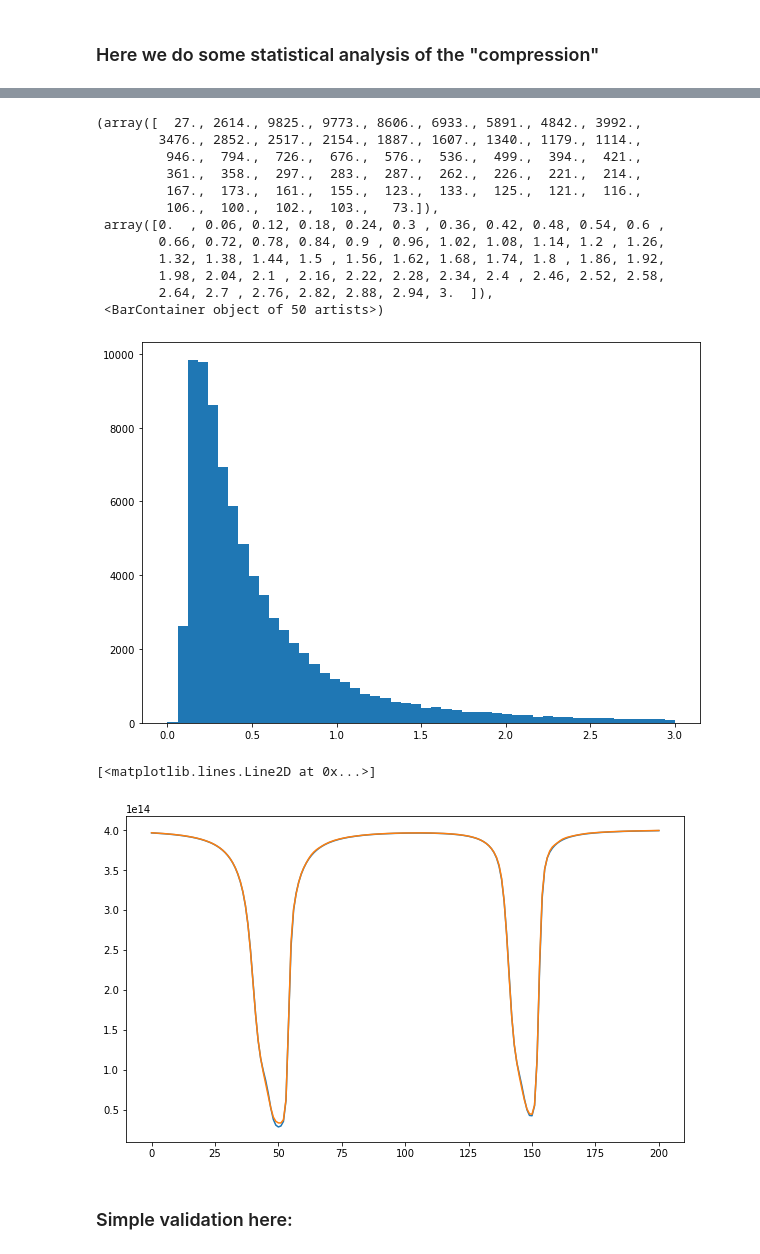
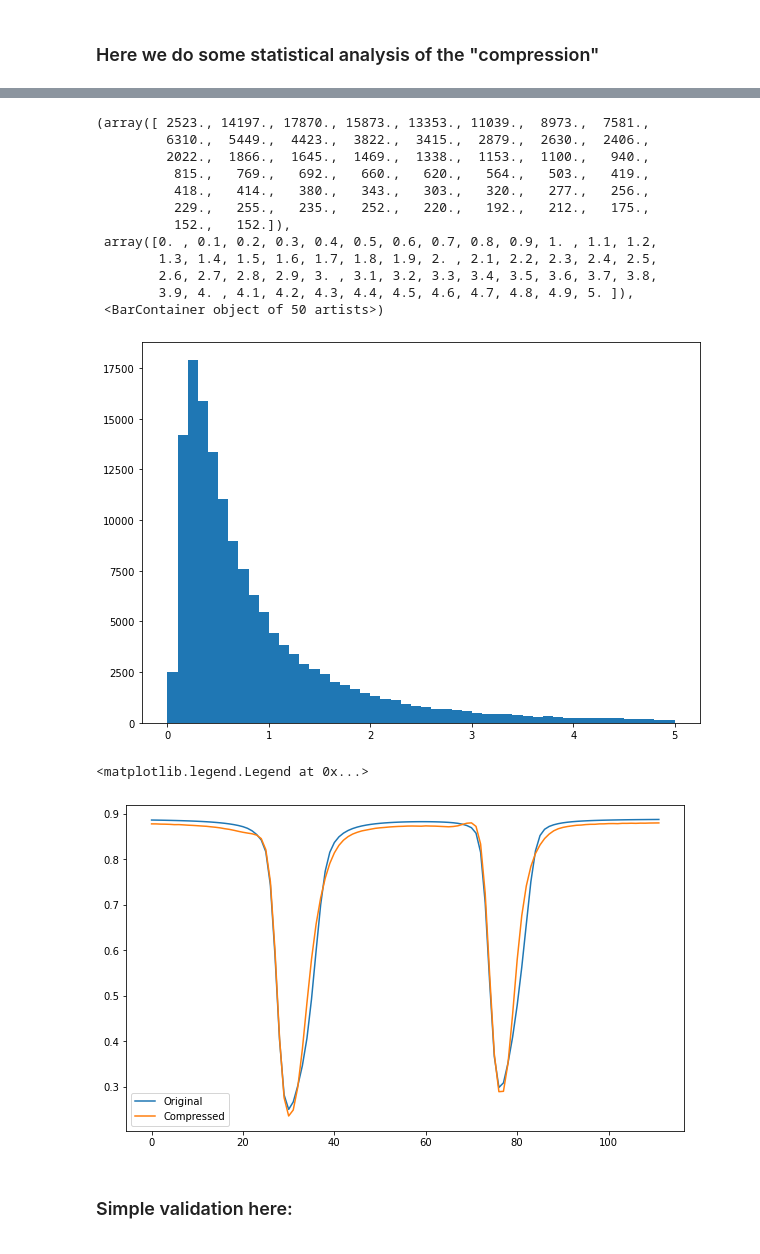
Before and after one commit to ivanzmilic/spectrum_ae, a Jupyter notebook: simple_ae_gpu.ipynb, the cells around one changed output, grey strips where cells are left out. Saved outputs shown, nothing was run; the diff lists cells and outputs as text; code cells hidden in the pictures.

```diff
--- a/simple_ae_gpu.ipynb
+++ b/simple_ae_gpu.ipynb
@@ -130,3 +242,4 @@ dmin = np.amin(data)
 # %%
-data_norm[:,:] = (data[:,:] - np.amin(data[:,:])) / (np.amax(data[:,:])-np.amin(data[:,:]))
+data_norm_in[:,:] = (data_norm_in[:,:] - dmin) / (dmax - dmin)
+data_norm_out[:,:] = (data_norm_out[:,:] - dmin) / (dmax - dmin)
 # %%
@@ -139,3 +250,5 @@ del(data)
 # %%
-data_torch = torch.from_numpy(data_norm.astype('float32'))
+#data_torch = torch.from_numpy(data_norm.astype('float32'))
+data_norm_in = torch.from_numpy(data_norm_in.astype('float32'))
+data_norm_out = torch.from_numpy(data_norm_out.astype('float32'))
 # %%
@@ -176,4 +288,4 @@ def compilefit(model, data, nepochs, criterion, cudaoption, lri, output_interval
 # %%
 # Create model again as the above was just testing:
-ae_model = make_model(cudaoption, 201, 10)
+ae_model = make_model(cudaoption, 112, 8)
 # %% [output]
@@ -247,7 +340,7 @@ for i in range(0,10):
 # %% [markdown]
 ### Here we do some statistical analysis of the "compression"
 # %%
-test_output = model_predict(ae_model,data_torch,cudaoption)
+test_output = model_predict(ae_model,data_norm_in,cudaoption)
 # %%
 data_reconstructed = test_output.detach().numpy()
 # %%
@@ -271,30 +364,31 @@ print (np.median(chisq))
 # %%
 plt.figure(figsize=[10,7])
-plt.hist(chisq,bins=50,range=[0,3])
+plt.hist(chisq,bins=50,range=[0,5])
 # %% [output]
-(array([  27., 2614., 9825., 9773., 8606., 6933., 5891., 4842., 3992.,
-        3476., 2852., 2517., 2154., 1887., 1607., 1340., 1179., 1114.,
-         946.,  794.,  726.,  676.,  576.,  536.,  499.,  394.,  421.,
-         361.,  358.,  297.,  283.,  287.,  262.,  226.,  221.,  214.,
-         167.,  173.,  161.,  155.,  123.,  133.,  125.,  121.,  116.,
-         106.,  100.,  102.,  103.,   73.]),
- array([0.  , 0.06, 0.12, 0.18, 0.24, 0.3 , 0.36, 0.42, 0.48, 0.54, 0.6 ,
-        0.66, 0.72, 0.78, 0.84, 0.9 , 0.96, 1.02, 1.08, 1.14, 1.2 , 1.26,
-        1.32, 1.38, 1.44, 1.5 , 1.56, 1.62, 1.68, 1.74, 1.8 , 1.86, 1.92,
-        1.98, 2.04, 2.1 , 2.16, 2.22, 2.28, 2.34, 2.4 , 2.46, 2.52, 2.58,
-        2.64, 2.7 , 2.76, 2.82, 2.88, 2.94, 3.  ]),
+(array([ 2523., 14197., 17870., 15873., 13353., 11039.,  8973.,  7581.,
+         6310.,  5449.,  4423.,  3822.,  3415.,  2879.,  2630.,  2406.,
+         2022.,  1866.,  1645.,  1469.,  1338.,  1153.,  1100.,   940.,
+          815.,   769.,   692.,   660.,   620.,   564.,   503.,   419.,
+          418.,   414.,   380.,   343.,   303.,   320.,   277.,   256.,
+          229.,   255.,   235.,   252.,   220.,   192.,   212.,   175.,
+          152.,   152.]),
+ array([0. , 0.1, 0.2, 0.3, 0.4, 0.5, 0.6, 0.7, 0.8, 0.9, 1. , 1.1, 1.2,
+        1.3, 1.4, 1.5, 1.6, 1.7, 1.8, 1.9, 2. , 2.1, 2.2, 2.3, 2.4, 2.5,
+        2.6, 2.7, 2.8, 2.9, 3. , 3.1, 3.2, 3.3, 3.4, 3.5, 3.6, 3.7, 3.8,
+        3.9, 4. , 4.1, 4.2, 4.3, 4.4, 4.5, 4.6, 4.7, 4.8, 4.9, 5. ]),
  <BarContainer object of 50 artists>)
-[figure, old version]
+[figure, new version]
 # %%
 # Example plots
 
-i = 33337
+i = 1652
 
 plt.figure(figsize=[10,6])
-plt.plot(data[i])
-plt.plot(data_reconstructed[i])
+plt.plot(data[i], label = 'Original')
+plt.plot(data_reconstructed[i], label = 'Compressed')
+plt.legend()
 # %% [output]
-[<matplotlib.lines.Line2D at 0x...>]
+<matplotlib.legend.Legend at 0x...>
-[figure, old version]
+[figure, new version]
 # %% [markdown]
 ### Simple validation here:
```
Also changed, not shown: parts of 75 cells of this notebook, 4 other files.
